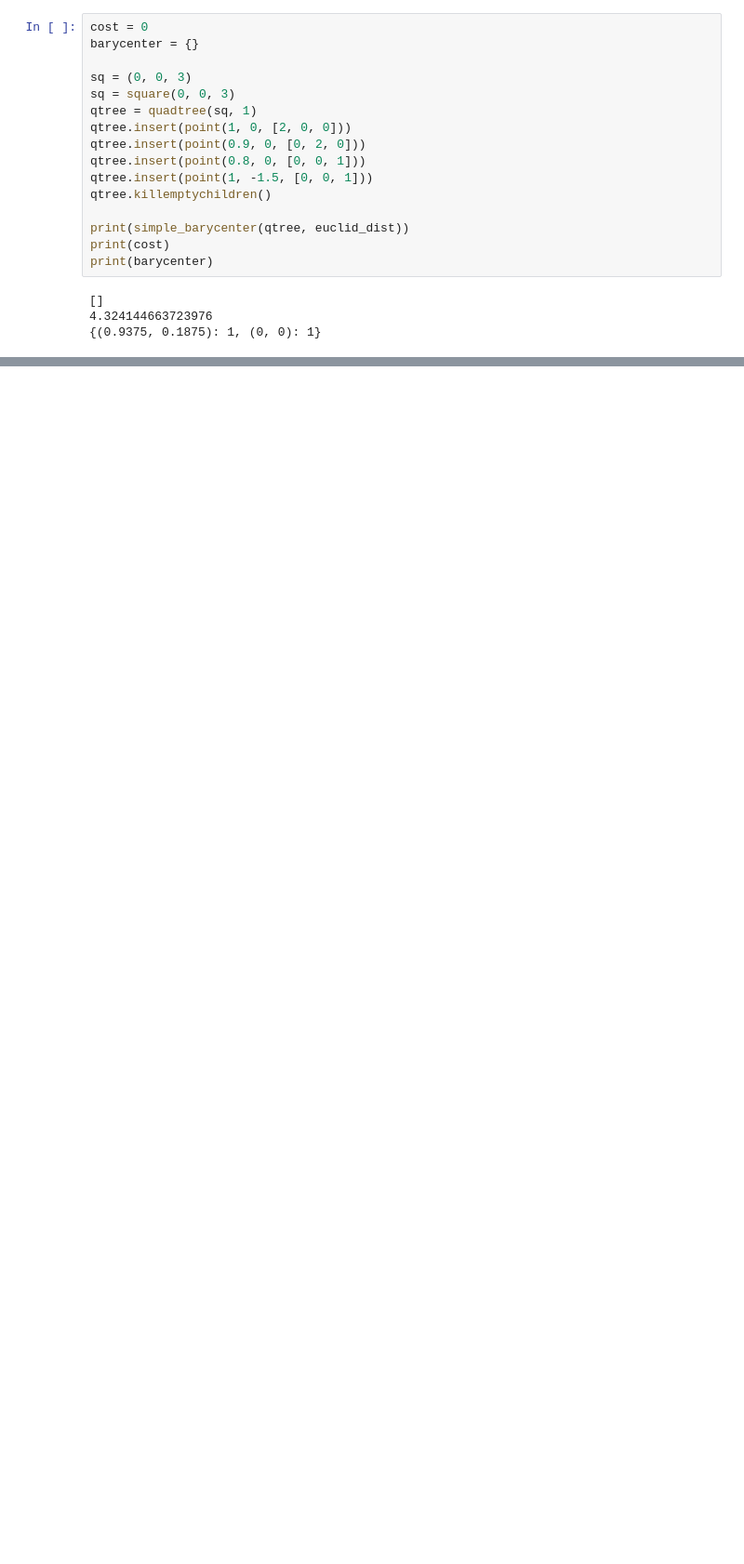
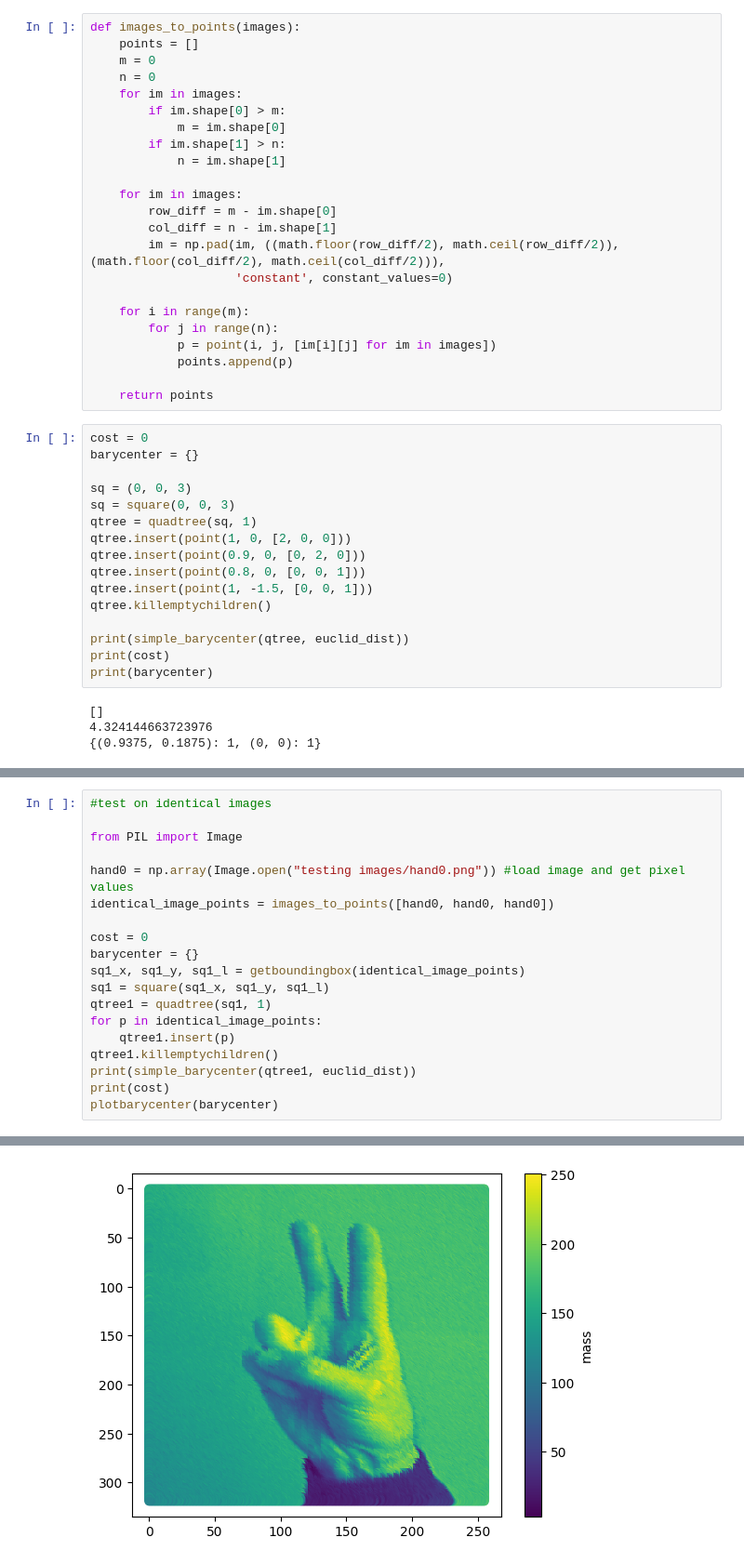
Before and after one commit to ethanyc04/csplus-ot, a Jupyter notebook: barycenter_testing.ipynb, the cells around one changed output, grey strips where cells are left out. Shown: that part at 93% size. Cells and saved outputs as stored; diff of their text form; blank space fills up the shorter version.

Commit message:
test on identical images

```diff
--- a/barycenter_testing.ipynb
+++ b/barycenter_testing.ipynb
@@ -362,3 +343,26 @@ def images_to_points(im1, im2):
+# %%
+def images_to_points(images):
+    points = []
+    m = 0
+    n = 0
+    for im in images:
+        if im.shape[0] > m:
+            m = im.shape[0]
+        if im.shape[1] > n:
+            n = im.shape[1]
+
+    for im in images:
+        row_diff = m - im.shape[0]
+        col_diff = n - im.shape[1]
+        im = np.pad(im, ((math.floor(row_diff/2), math.ceil(row_diff/2)), (math.floor(col_diff/2), math.ceil(col_diff/2))),
+                    'constant', constant_values=0)
+
+    for i in range(m):
+        for j in range(n):
+            p = point(i, j, [im[i][j] for im in images])
+            points.append(p)
+
+    return points
 # %%
 cost = 0
 barycenter = {}
@@ -401,0 +398,20 @@ plotbarycenter(dict)
+# %%
+#test on identical images
+
+from PIL import Image
+
+hand0 = np.array(Image.open("testing images/hand0.png")) #load image and get pixel values
+identical_image_points = images_to_points([hand0, hand0, hand0])
+
+cost = 0
+barycenter = {}
+sq1_x, sq1_y, sq1_l = getboundingbox(identical_image_points)
+sq1 = square(sq1_x, sq1_y, sq1_l)
+qtree1 = quadtree(sq1, 1)
+for p in identical_image_points:
+    qtree1.insert(p)
+qtree1.killemptychildren()
+print(simple_barycenter(qtree1, euclid_dist))
+print(cost)
+plotbarycenter(barycenter)
+# %% [output]
@@ -401,0 +420 @@ plotbarycenter(dict)
+[figure, added]
```
Also changed, not shown: parts of 3 cells of this notebook.
